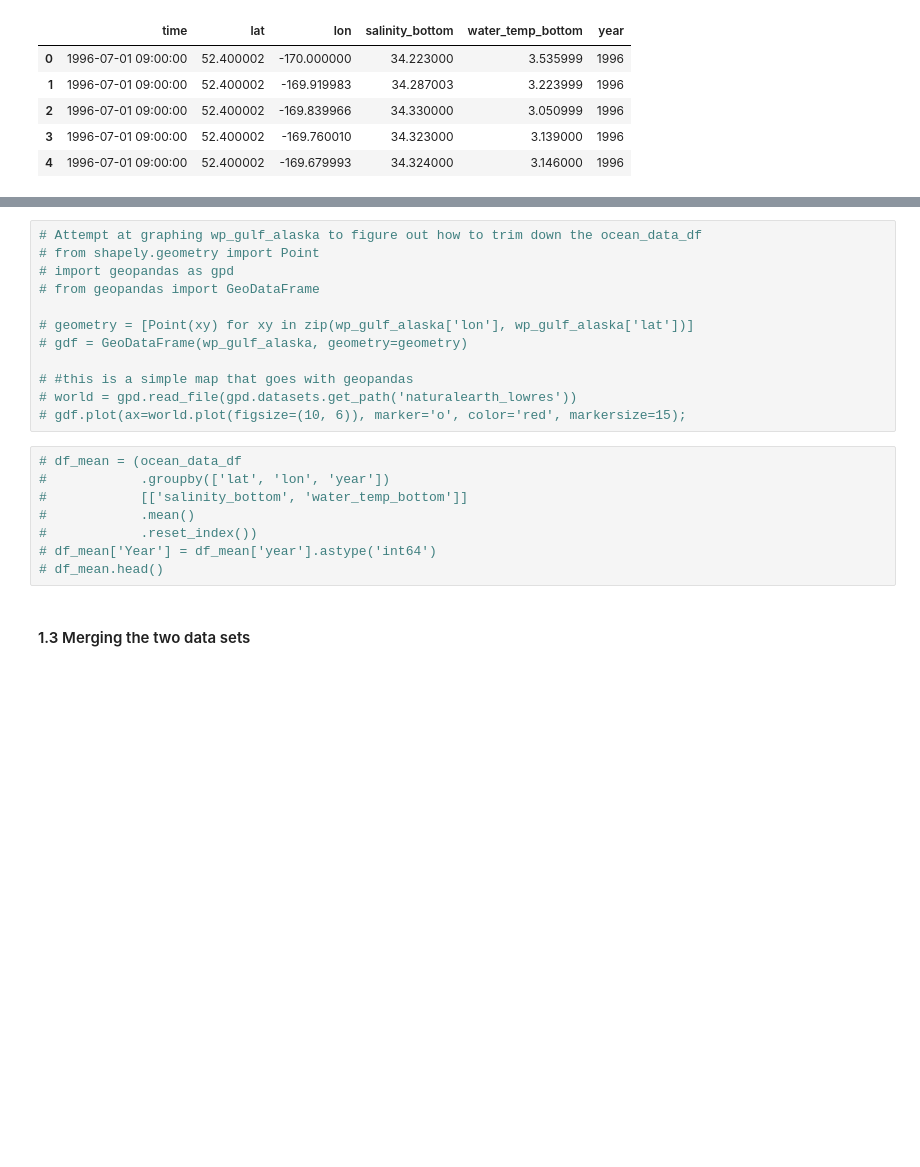
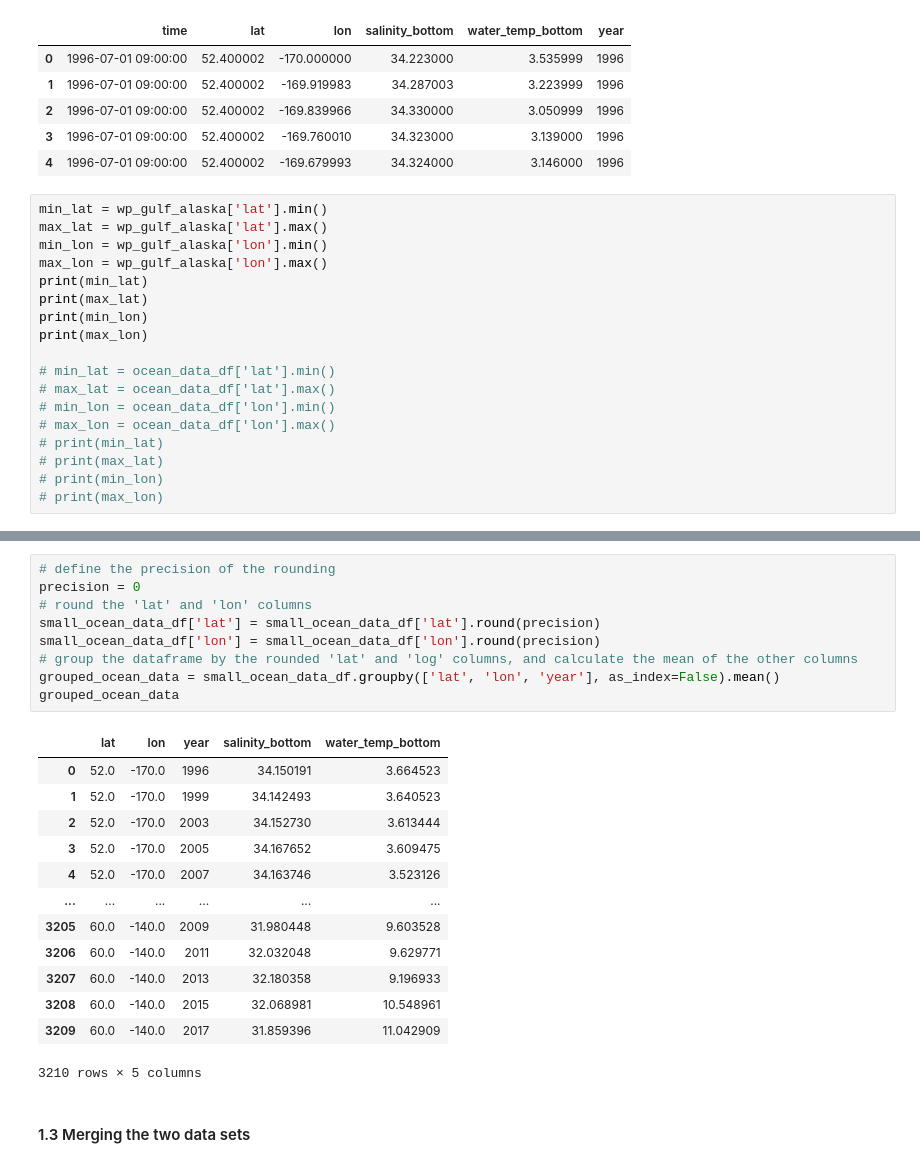
Before and after one commit to WillTirone/STA561, a Jupyter notebook: project/project.ipynb, the cells around one changed output, grey strips where cells are left out. Drawn from its saved outputs; the diff is of its cells as text; blank space fills up the shorter version.

```diff
--- a/project/project.ipynb
+++ b/project/project.ipynb
@@ -121,3 +121,21 @@ ocean_data_df.head()
 | 2 | 1996-07-01 09:00:00 | 52.400002 | -169.839966 | 34.330000 | 3.050999 | 1996 |
 | 3 | 1996-07-01 09:00:00 | 52.400002 | -169.760010 | 34.323000 | 3.139000 | 1996 |
 | 4 | 1996-07-01 09:00:00 | 52.400002 | -169.679993 | 34.324000 | 3.146000 | 1996 |
+# %%
+min_lat = wp_gulf_alaska['lat'].min()
+max_lat = wp_gulf_alaska['lat'].max()
+min_lon = wp_gulf_alaska['lon'].min()
+max_lon = wp_gulf_alaska['lon'].max()
+print(min_lat)
+print(max_lat)
+print(min_lon)
+print(max_lon)
+
+# min_lat = ocean_data_df['lat'].min()
+# max_lat = ocean_data_df['lat'].max()
+# min_lon = ocean_data_df['lon'].min()
+# max_lon = ocean_data_df['lon'].max()
+# print(min_lat)
+# print(max_lat)
+# print(min_lon)
+# print(max_lon)
@@ -124,23 +154,26 @@ ocean_data_df.head()
 # %%
-# Attempt at graphing wp_gulf_alaska to figure out how to trim down the ocean_data_df
-# from shapely.geometry import Point
-# import geopandas as gpd
-# from geopandas import GeoDataFrame
-
-# geometry = [Point(xy) for xy in zip(wp_gulf_alaska['lon'], wp_gulf_alaska['lat'])]
-# gdf = GeoDataFrame(wp_gulf_alaska, geometry=geometry)
-
-# #this is a simple map that goes with geopandas
-# world = gpd.read_file(gpd.datasets.get_path('naturalearth_lowres'))
-# gdf.plot(ax=world.plot(figsize=(10, 6)), marker='o', color='red', markersize=15);
+# define the precision of the rounding
+precision = 0
+# round the 'lat' and 'lon' columns
+small_ocean_data_df['lat'] = small_ocean_data_df['lat'].round(precision)
+small_ocean_data_df['lon'] = small_ocean_data_df['lon'].round(precision)
+# group the dataframe by the rounded 'lat' and 'log' columns, and calculate the mean of the other columns
+grouped_ocean_data = small_ocean_data_df.groupby(['lat', 'lon', 'year'], as_index=False).mean()
+grouped_ocean_data
+# %% [output]
+|  | lat | lon | year | salinity_bottom | water_temp_bottom |
+| 0 | 52.0 | -170.0 | 1996 | 34.150191 | 3.664523 |
+| 1 | 52.0 | -170.0 | 1999 | 34.142493 | 3.640523 |
+| 2 | 52.0 | -170.0 | 2003 | 34.152730 | 3.613444 |
+| 3 | 52.0 | -170.0 | 2005 | 34.167652 | 3.609475 |
+| 4 | 52.0 | -170.0 | 2007 | 34.163746 | 3.523126 |
+| ... | ... | ... | ... | ... | ... |
+| 3205 | 60.0 | -140.0 | 2009 | 31.980448 | 9.603528 |
+| 3206 | 60.0 | -140.0 | 2011 | 32.032048 | 9.629771 |
+| 3207 | 60.0 | -140.0 | 2013 | 32.180358 | 9.196933 |
+| 3208 | 60.0 | -140.0 | 2015 | 32.068981 | 10.548961 |
+| 3209 | 60.0 | -140.0 | 2017 | 31.859396 | 11.042909 |
+3210 rows × 5 columns
-# %%
-# df_mean = (ocean_data_df
-#            .groupby(['lat', 'lon', 'year'])
-#            [['salinity_bottom', 'water_temp_bottom']]
-#            .mean()
-#            .reset_index())
-# df_mean['Year'] = df_mean['year'].astype('int64')
-# df_mean.head()
 # %% [markdown]
 #### 1.3 Merging the two data sets
 # %%
```
Also changed, not shown: parts of 6 cells of this notebook.
